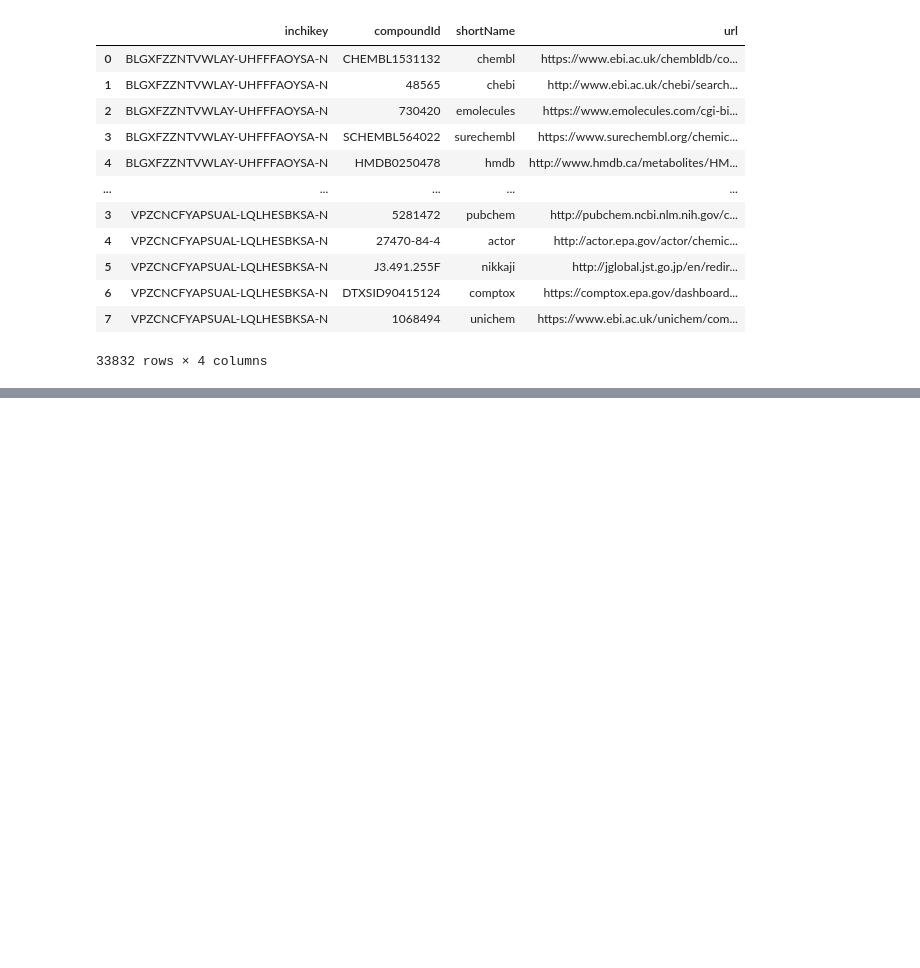
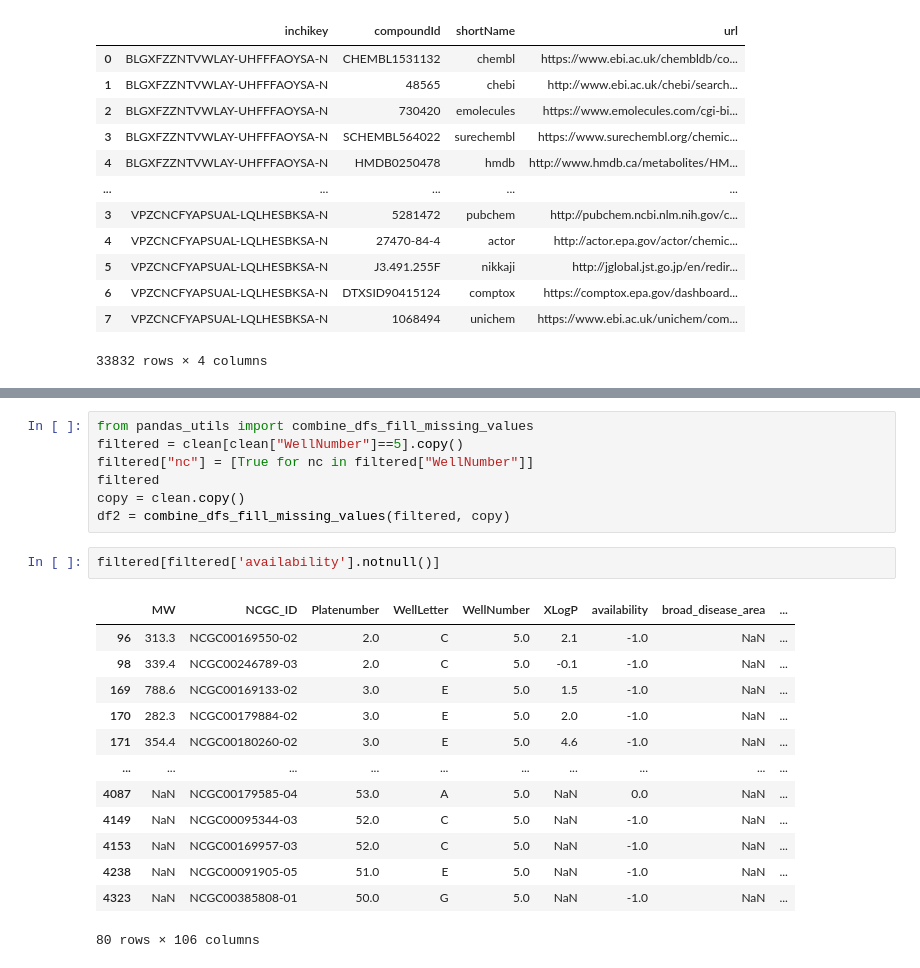
Before and after one commit to corinnabrungs/msn_tree_library, a Jupyter notebook: notebooks/pandas_tests.ipynb, the cells around one changed output, grey strips where cells are left out. Cells and saved outputs as stored; diff of their text form; blank space fills up the shorter version.

```diff
--- a/notebooks/pandas_tests.ipynb
+++ b/notebooks/pandas_tests.ipynb
@@ -273,0 +288,23 @@ Name: compoundId, dtype: object
+# %%
+from pandas_utils import combine_dfs_fill_missing_values
+filtered = clean[clean["WellNumber"]==5].copy()
+filtered["nc"] = [True for nc in filtered["WellNumber"]]
+filtered
+copy = clean.copy()
+df2 = combine_dfs_fill_missing_values(filtered, copy)
+# %%
+filtered[filtered['availability'].notnull()]
+# %% [output]
+|  | MW | NCGC_ID | Platenumber | WellLetter | WellNumber | XLogP | availability | broad_disease_area | ... |
+| 96 | 313.3 | NCGC00169550-02 | 2.0 | C | 5.0 | 2.1 | -1.0 | NaN | ... |
+| 98 | 339.4 | NCGC00246789-03 | 2.0 | C | 5.0 | -0.1 | -1.0 | NaN | ... |
+| 169 | 788.6 | NCGC00169133-02 | 3.0 | E | 5.0 | 1.5 | -1.0 | NaN | ... |
+| 170 | 282.3 | NCGC00179884-02 | 3.0 | E | 5.0 | 2.0 | -1.0 | NaN | ... |
+| 171 | 354.4 | NCGC00180260-02 | 3.0 | E | 5.0 | 4.6 | -1.0 | NaN | ... |
+| ... | ... | ... | ... | ... | ... | ... | ... | ... | ... |
+| 4087 | NaN | NCGC00179585-04 | 53.0 | A | 5.0 | NaN | 0.0 | NaN | ... |
+| 4149 | NaN | NCGC00095344-03 | 52.0 | C | 5.0 | NaN | -1.0 | NaN | ... |
+| 4153 | NaN | NCGC00169957-03 | 52.0 | C | 5.0 | NaN | -1.0 | NaN | ... |
+| 4238 | NaN | NCGC00091905-05 | 51.0 | E | 5.0 | NaN | -1.0 | NaN | ... |
+| 4323 | NaN | NCGC00385808-01 | 50.0 | G | 5.0 | NaN | -1.0 | NaN | ... |
+80 rows × 106 columns
```
Also changed, not shown: parts of 16 cells of this notebook, 9 other files.
